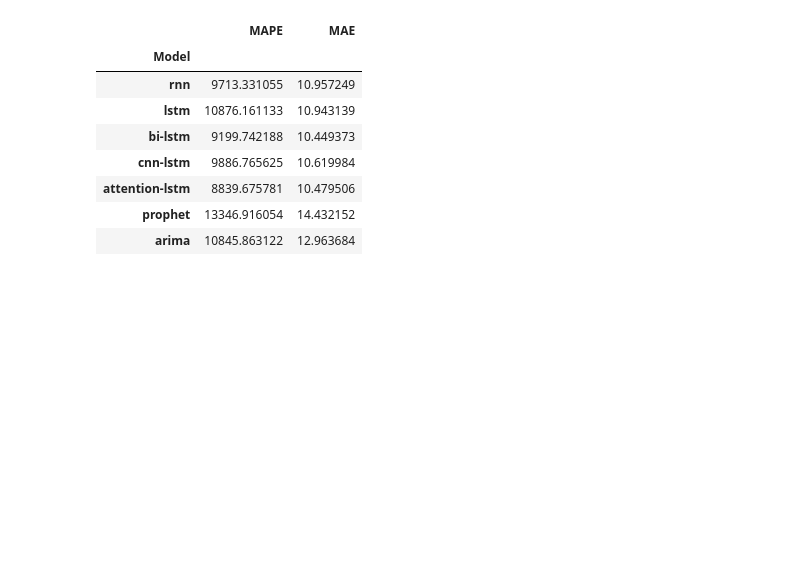
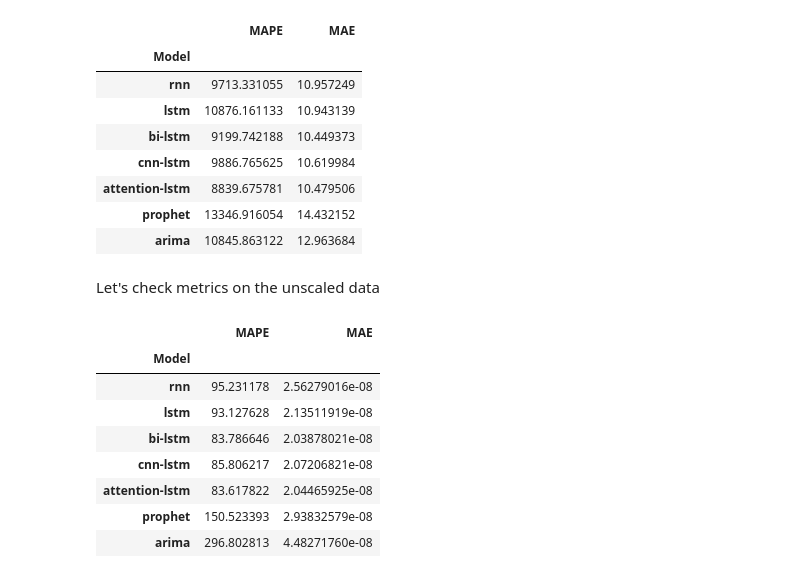
Before and after one commit to khrstln/AITH-Blockchain-AI, a Jupyter notebook: notebooks/final_comparison.ipynb, the cells around one changed output. Cells and saved outputs as stored; diff of their text form; code cells hidden in the pictures; blank space fills up the shorter version.

Commit message:
feat: update metrics

```diff
--- a/notebooks/final_comparison.ipynb
+++ b/notebooks/final_comparison.ipynb
@@ -518,3 +573,11 @@ metrics_arima = calculate_metrics(y_true_arima, y_pred_arima)
 metrics_arima
 # %% [output]
 {'MAPE': np.float64(10845.863122073524), 'MAE': np.float64(12.963684445587745)}
+# %%
+y_pred_arima_matrix = inverted_data[50:, :].copy()
+y_pred_arima_matrix[:, 3] = y_pred_arima.T[0].copy()
+
+y_pred_arima_unscaled = inverse_scale(y_pred_arima_matrix, scaler)[:, 3]
+
+metrics_arima_unscaled = calculate_metrics(y_true_unscaled[50:], y_pred_arima_unscaled)
+print(metrics_arima_unscaled)
@@ -546,3 +611,33 @@ styled_df
 | attention-lstm | 8839.675781 | 10.479506 |
 | prophet | 13346.916054 | 14.432152 |
 | arima | 10845.863122 | 12.963684 |
+# %% [markdown]
+Let's check metrics on the unscaled data
+# %%
+results_unscaled = {
+    "rnn": metrics_rnn,
+    "lstm": metrics_lstm_unscaled,
+    "bi-lstm": metrics_bi_lstm_unscaled,
+    "cnn-lstm": metrics_cnn_lstm_unscaled,
+    "attention-lstm": metrics_attention_lstm_unscaled,
+    "prophet": metrics_prophet_unscaled,
+    "arima": metrics_arima_unscaled
+}
+# %%
+df_quality_unscaled = pd.DataFrame(results_unscaled).T
+df_quality_unscaled.index.name = "Model"
+# %%
+df_quality_unscaled["MAE"] = df_quality_unscaled["MAE"].apply(lambda x: f"{x:.8e}")
+# %%
+styled_df_unscaled = df_quality_unscaled.style.highlight_min(color="lightgreen", axis=0)
+styled_df_unscaled
+# %% [output]
+|  | MAPE | MAE |
+| Model |  |  |
+| rnn | 95.231178 | 2.56279016e-08 |
+| lstm | 93.127628 | 2.13511919e-08 |
+| bi-lstm | 83.786646 | 2.03878021e-08 |
+| cnn-lstm | 85.806217 | 2.07206821e-08 |
+| attention-lstm | 83.617822 | 2.04465925e-08 |
+| prophet | 150.523393 | 2.93832579e-08 |
+| arima | 296.802813 | 4.48271760e-08 |
```
Also changed, not shown: parts of 9 cells of this notebook.
